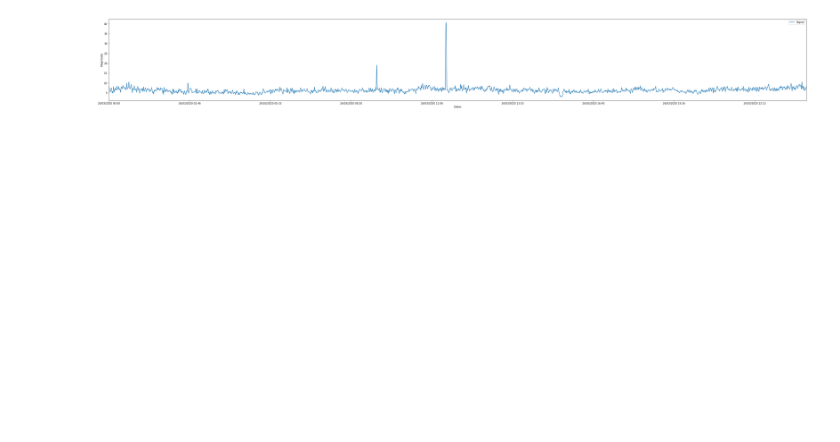
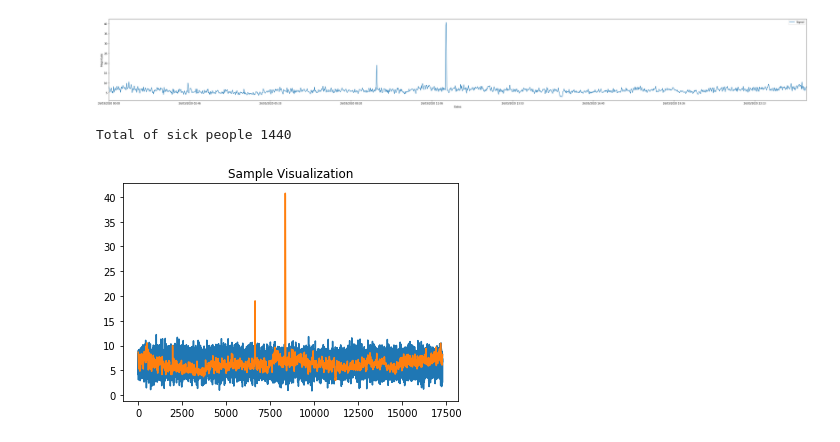
Before and after one commit to sebasmos/SolarFlares-Standford, a Jupyter notebook: SunAnalysis_TensorFlow_pynb.ipynb, the cells around one changed output. Drawn from its saved outputs; the diff is of its cells as text; code cells hidden in the pictures; blank space fills up the shorter version.

Commit message:
Analisis de ruido artificial en senal solar

```diff
--- a/SunAnalysis_TensorFlow_pynb.ipynb
+++ b/SunAnalysis_TensorFlow_pynb.ipynb
@@ -61,6 +61,8 @@ Muestras totales medidas:  1440
 # Estadisticas generales de la senal
 train_stats = df.describe()
 train_stats
+mean = 6.339291
+std = 1.510516
 # %%
 # A traves de Dataframe guardamos los datos
 Dataset = DataFrame(df,columns=['Dates','Signal'])
@@ -108,16 +113,31 @@ plt.show()
 # %% [output]
 [figure]
 # %%
+##Anadimos ruido
+print("Total of sick people {}".format(M))
+
+for i in range(1,M,1):
+  ys = mean + std*np.random.randn(17280)
+
+x = [x for x in range(len(ys))]
+plt.plot(x, ys, '-',x, Signal, '-', )
+plt.title("Sample Visualization")
+plt.show()
+
+
 #from scipy import fftpack
 
 #X = fftpack.fft(Signal)
 
 #freqs = fftpack.fftfreq(len(x)) * f_s
 
 #fig, ax = plt.subplots()
 
 #ax.stem(freqs, np.abs(X))
 #ax.set_xlabel('Frequency in Hertz [Hz]')
 #ax.set_ylabel('Frequency Domain (Spectrum) Magnitude')
 #ax.set_xlim(-f_s / 2, f_s / 2)
 #ax.set_ylim(-5, 110)
+# %% [output]
+Total of sick people 1440
+[figure, added]
```
Also changed, not shown: parts of 1 cell of this notebook.
